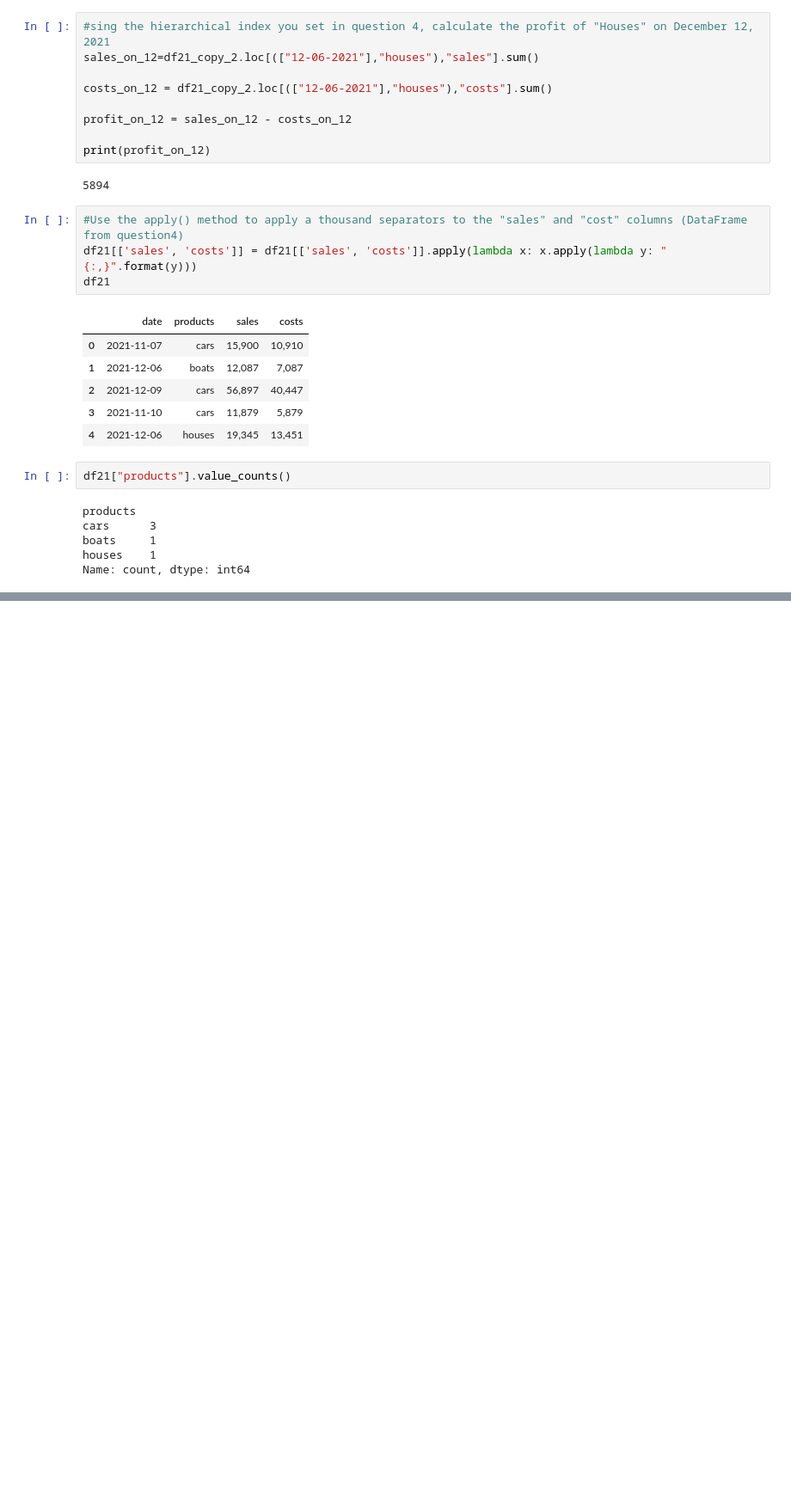
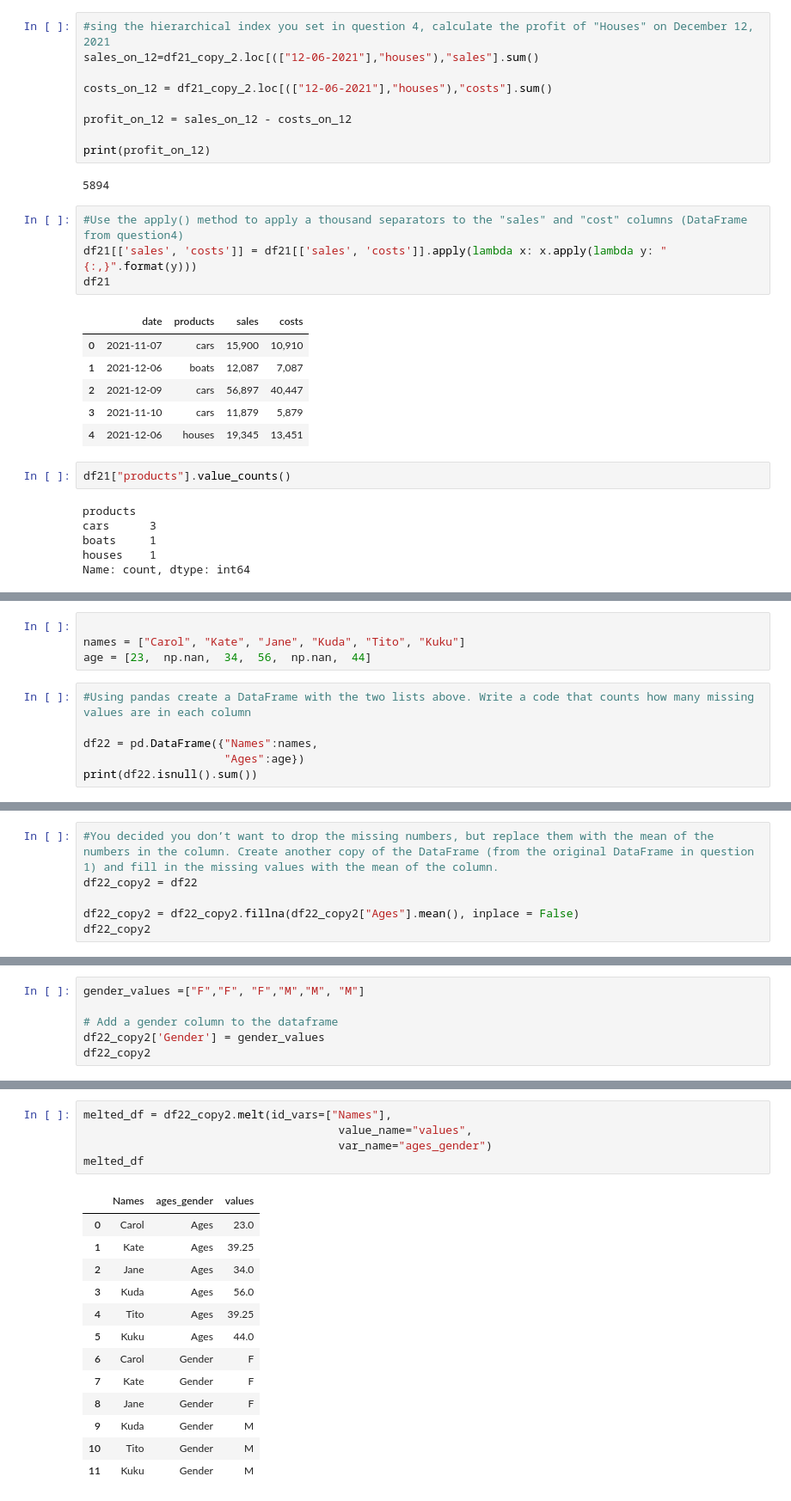
Before and after one commit to hectorherreraespinola/DataAnalys50DaysChallenge, a Jupyter notebook: 50DaysChallenge.ipynb, the cells around one changed output, grey strips where cells are left out. Shown at 86% size. Drawn from its saved outputs; the diff is of its cells as text; blank space fills up the shorter version.

```diff
--- a/50DaysChallenge.ipynb
+++ b/50DaysChallenge.ipynb
@@ -1385,0 +1396,10 @@ Name: count, dtype: int64
+# %%
+
+names = ["Carol", "Kate", "Jane", "Kuda", "Tito", "Kuku"]
+age = [23,  np.nan,  34,  56,  np.nan,  44]
+# %%
+#Using pandas create a DataFrame with the two lists above. Write a code that counts how many missing values are in each column
+
+df22 = pd.DataFrame({"Names":names,
+                     "Ages":age})
+print(df22.isnull().sum())
@@ -1385,0 +1421,6 @@ Name: count, dtype: int64
+# %%
+#You decided you don’t want to drop the missing numbers, but replace them with the mean of the numbers in the column. Create another copy of the DataFrame (from the original DataFrame in question 1) and fill in the missing values with the mean of the column.
+df22_copy2 = df22
+
+df22_copy2 = df22_copy2.fillna(df22_copy2["Ages"].mean(), inplace = False)
+df22_copy2
@@ -1385,0 +1435,6 @@ Name: count, dtype: int64
+# %%
+gender_values =["F","F", "F","M","M", "M"]
+
+# Add a gender column to the dataframe
+df22_copy2['Gender'] = gender_values
+df22_copy2
@@ -1385,0 +1449,19 @@ Name: count, dtype: int64
+# %%
+melted_df = df22_copy2.melt(id_vars=["Names"],
+                                      value_name="values",
+                                      var_name="ages_gender")
+melted_df
+# %% [output]
+|  | Names | ages_gender | values |
+| 0 | Carol | Ages | 23.0 |
+| 1 | Kate | Ages | 39.25 |
+| 2 | Jane | Ages | 34.0 |
+| 3 | Kuda | Ages | 56.0 |
+| 4 | Tito | Ages | 39.25 |
+| 5 | Kuku | Ages | 44.0 |
+| 6 | Carol | Gender | F |
+| 7 | Kate | Gender | F |
+| 8 | Jane | Gender | F |
+| 9 | Kuda | Gender | M |
+| 10 | Tito | Gender | M |
+| 11 | Kuku | Gender | M |
```
Also changed, not shown: parts of 7 cells of this notebook.
